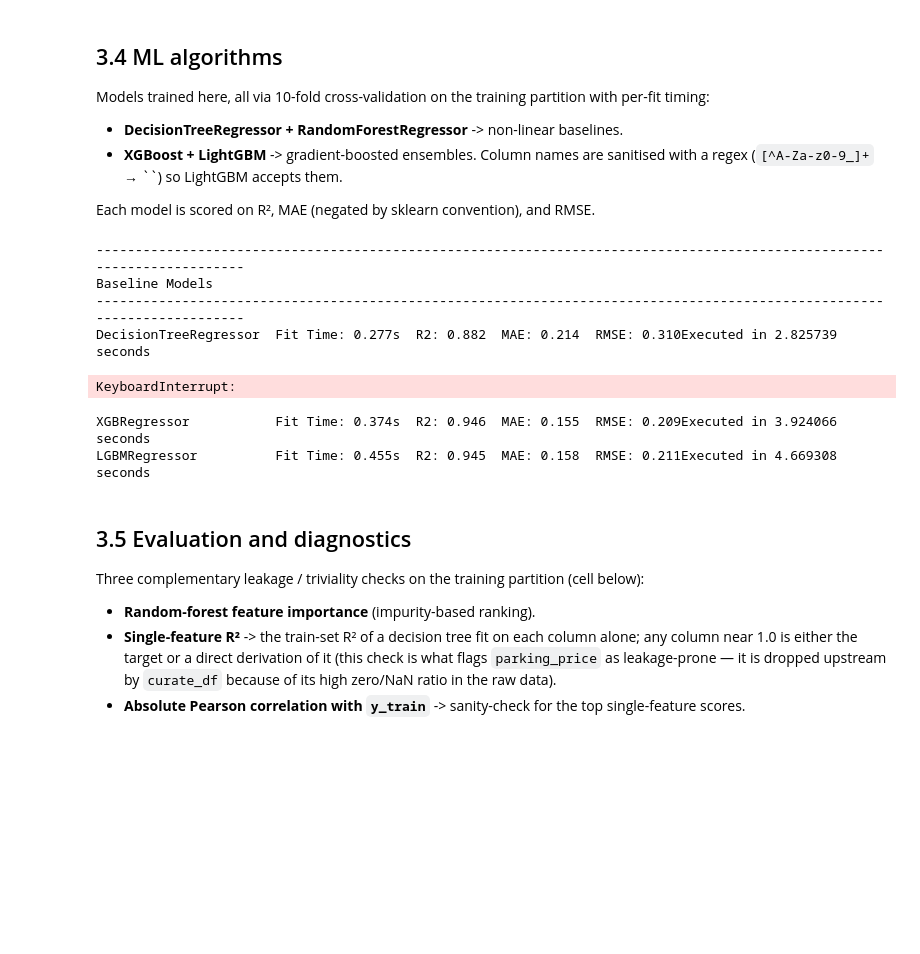
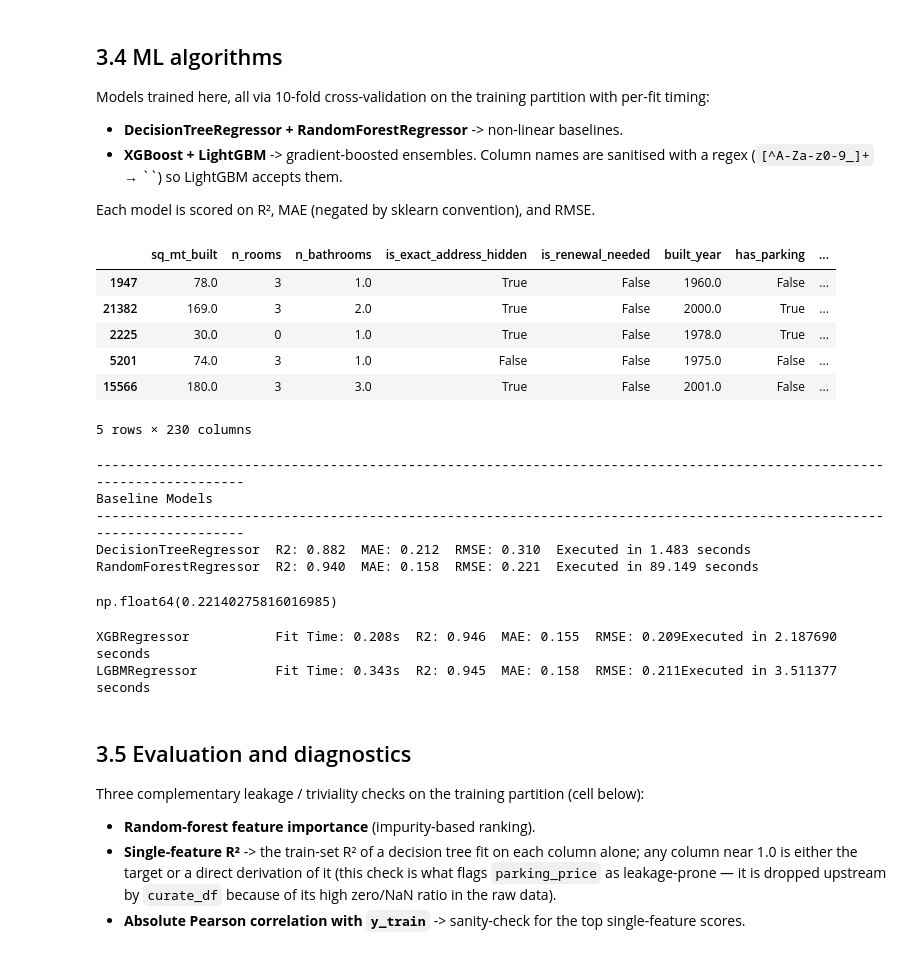
Before and after one commit to julianl11/data_science, a Jupyter notebook: exploring_2_ivan_changes.ipynb, the cells around one changed output. Drawn from its saved outputs; the diff is of its cells as text; code cells hidden in the pictures; blank space fills up the shorter version.

```diff
--- a/exploring_2_ivan_changes.ipynb
+++ b/exploring_2_ivan_changes.ipynb
@@ -1033,6 +1070,16 @@ partition with per-fit timing:
   sanitised with a regex (`[^A-Za-z0-9_]+` → ``) so LightGBM accepts them.
 
 Each model is scored on R², MAE (negated by sklearn convention), and RMSE.
+# %%
+X_train.head()
+# %% [output]
+|  | sq_mt_built | n_rooms | n_bathrooms | is_exact_address_hidden | is_renewal_needed | built_year | has_parking | ... |
+| 1947 | 78.0 | 3 | 1.0 | True | False | 1960.0 | False | ... |
+| 21382 | 169.0 | 3 | 2.0 | True | False | 2000.0 | True | ... |
+| 2225 | 30.0 | 0 | 1.0 | True | False | 1978.0 | True | ... |
+| 5201 | 74.0 | 3 | 1.0 | False | False | 1975.0 | False | ... |
+| 15566 | 180.0 | 3 | 3.0 | True | False | 2001.0 | False | ... |
+5 rows × 230 columns
 # %%
 from sklearn import metrics
 from sklearn import model_selection
@@ -1063,19 +1110,22 @@ for model in [DecisionTreeRegressor, RandomForestRegressor]:
     end_time = time.perf_counter()
     duration = end_time - start_time
     print(
-        f"{model.__name__:22} Fit Time: "
-        f"{s['fit_time'].mean():.3f}s  R2: "
+        f"{model.__name__:22} R2: "
         f"{s['test_r2'].mean():.3f}  MAE: "
         f"{s['test_neg_mean_absolute_error'].mean()*-1:.3f}  RMSE: "
-        f"{rmse:.3f}"
-        f"Executed in {duration:.6f} seconds"
+        f"{rmse:.3f}  "
+        f"Executed in {duration:.3f} seconds"
     )
 # %% [output]
 ------------------------------------------------------------------------------------------------------------------------
 Baseline Models
 ------------------------------------------------------------------------------------------------------------------------
-DecisionTreeRegressor  Fit Time: 0.277s  R2: 0.882  MAE: 0.214  RMSE: 0.310Executed in 2.825739 seconds
+DecisionTreeRegressor  R2: 0.882  MAE: 0.212  RMSE: 0.310  Executed in 1.483 seconds
+RandomForestRegressor  R2: 0.940  MAE: 0.158  RMSE: 0.221  Executed in 89.149 seconds
-KeyboardInterrupt:
+# %%
+np.expm1(0.2)
+# %% [output]
+np.float64(0.22140275816016985)
 # %%
 import regex as re
 train_x = X_train.rename(columns = lambda x:re.sub('[^A-Za-z0-9_]+', '', x))
@@ -1093,16 +1143,15 @@ for model in [xgb.XGBRegressor, lgb.LGBMRegressor]:
     end_time = time.perf_counter()
     duration = end_time - start_time
     print(
-        f"{model.__name__:22} Fit Time: "
-        f"{s['fit_time'].mean():.3f}s  R2: "
+        f"{model.__name__:22} R2: "
         f"{s['test_r2'].mean():.3f}  MAE: "
         f"{s['test_neg_mean_absolute_error'].mean()*-1:.3f}  RMSE: "
-        f"{rmse:.3f}"
+        f"{rmse:.3f}. "
         f"Executed in {duration:.6f} seconds"
     )
 # %% [output]
-XGBRegressor           Fit Time: 0.374s  R2: 0.946  MAE: 0.155  RMSE: 0.209Executed in 3.924066 seconds
-LGBMRegressor          Fit Time: 0.455s  R2: 0.945  MAE: 0.158  RMSE: 0.211Executed in 4.669308 seconds
+XGBRegressor           Fit Time: 0.208s  R2: 0.946  MAE: 0.155  RMSE: 0.209Executed in 2.187690 seconds
+LGBMRegressor          Fit Time: 0.343s  R2: 0.945  MAE: 0.158  RMSE: 0.211Executed in 3.511377 seconds
 # %% [markdown]
 ## 3.5 Evaluation and diagnostics
 
```
Also changed, not shown: parts of 35 cells of this notebook.
